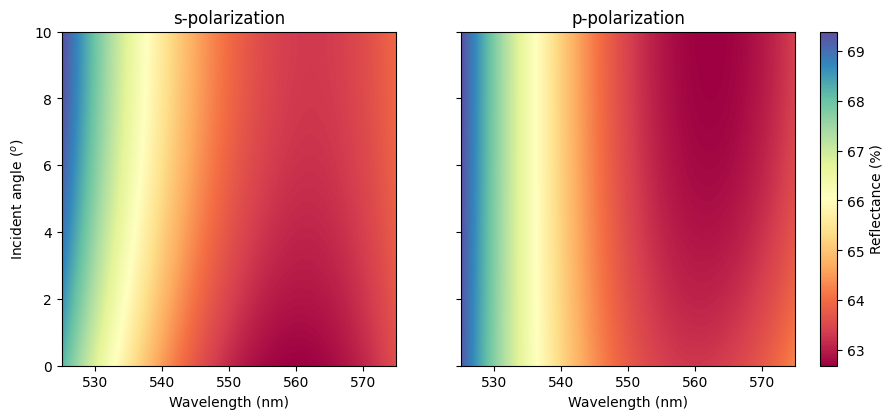
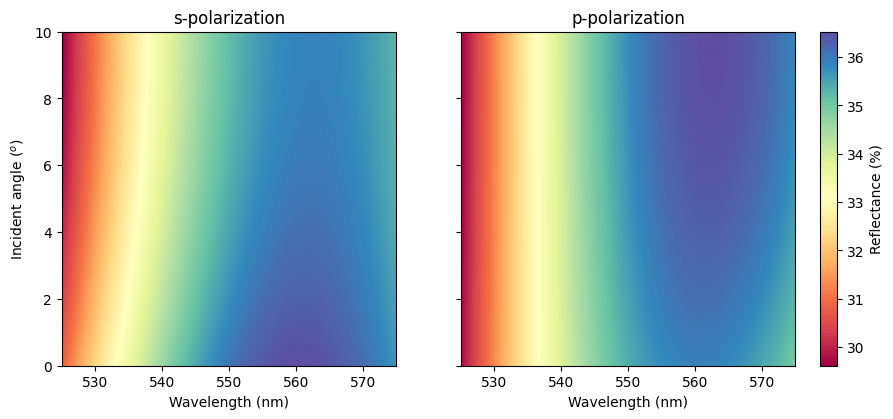
Code edit (unified diff) that turned the first committed figure into the second:
--- before
+++ after
@@ -19,8 +19,8 @@
 for ax in grid:
     if i == 0:
-        im = ax.imshow(result_s[1]*100, cmap='Spectral', aspect=50/10,extent = [525, 575, 0, 10])
+        im = ax.imshow(result_s[0]*100, cmap='Spectral', aspect=50/10,extent = [525, 575, 0, 10])
         ax.set_title("s-polarization")
     if i ==1:
-        im = ax.imshow(result_p[1]*100, cmap='Spectral', aspect=50/10,extent = [525, 575, 0, 10])
+        im = ax.imshow(result_p[0]*100, cmap='Spectral', aspect=50/10,extent = [525, 575, 0, 10])
         ax.set_title("p-polarization")
     ax.set_xlabel("Wavelength (nm)")

Commit: bug fix and layer sensitivity analysis example